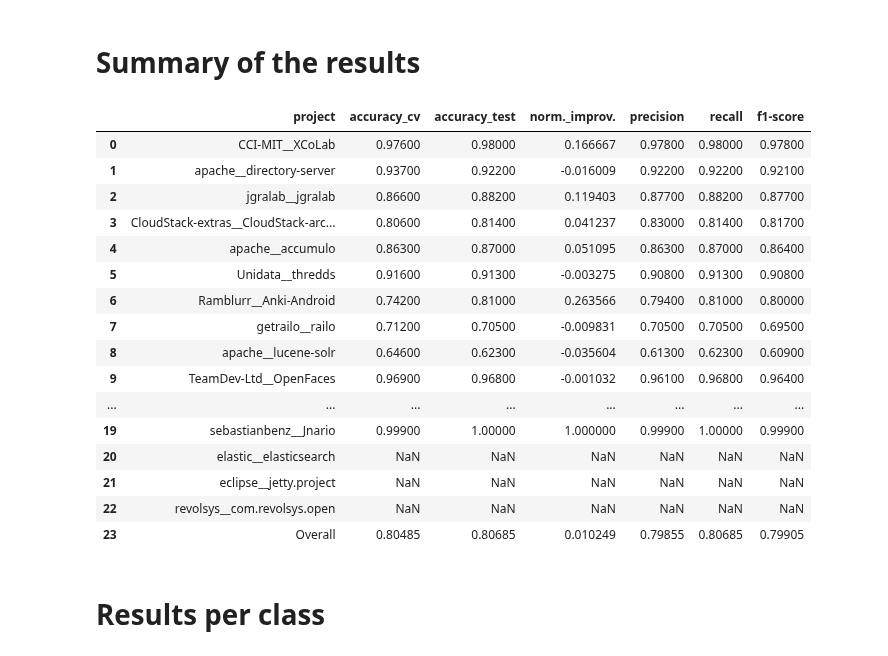
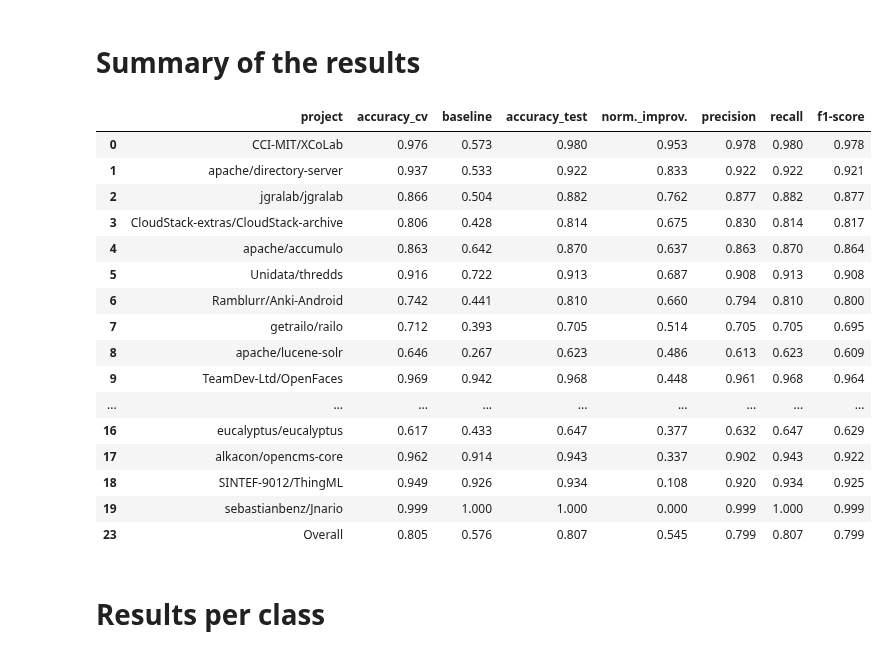
Before and after one commit to gems-uff/mestre, a Jupyter notebook: scripts/classifier/classifier_experiment.ipynb, the cells around one changed output. Cells and saved outputs as stored; diff of their text form; code cells hidden in the pictures.

Commit message:
Adds results summary to tables notebook

```diff
--- a/scripts/classifier/classifier_experiment.ipynb
+++ b/scripts/classifier/classifier_experiment.ipynb
@@ -149,27 +149,32 @@ report_test
 # Summary of the results
 # %%
 df_inner = pd.merge(report, report_test, on='project', how='inner', suffixes=('_cv', '_test'))
-df = df_inner.filter(regex=("project|accuracy.*|precision_test|recall_test|f1-score_test")).copy()
-df = df.rename(columns={"precision_test": "precision", 'recall_test':'recall', 'f1-score_test':'f1-score'})
-df['norm._improv.'] = df.apply(lambda x: classifier_utils.get_normalized_improvement(x['accuracy_test'], x['accuracy_cv']), axis=1)
-columns = ['project', 'accuracy_cv', 'accuracy_test', 'norm._improv.', 'precision', 'recall', 'f1-score']
-df[columns]
+df = df_inner.filter(regex=("project|accuracy.*|baseline.*_test|precision_test|recall_test|f1-score_test")).copy()
+df = df.rename(columns={"precision_test": "precision", 'recall_test':'recall', 'f1-score_test':'f1-score', 'baseline (majority)_test': 'baseline'})
+df['norm._improv.'] = df.apply(lambda x: classifier_utils.get_normalized_improvement(x['accuracy_test'], x['baseline']), axis=1)
+columns = ['project', 'accuracy_cv', 'baseline', 'accuracy_test', 'norm._improv.', 'precision', 'recall', 'f1-score']
+def fix_project_name(project_name):
+    return project_name.replace('__','/')
+summary = df[columns]
+summary['project'] = summary['project'].apply(fix_project_name)
+summary = summary.round(3).dropna()
+summary
 # %% [output]
-|  | project | accuracy_cv | accuracy_test | norm._improv. | precision | recall | f1-score |
-| 0 | CCI-MIT__XCoLab | 0.97600 | 0.98000 | 0.166667 | 0.97800 | 0.98000 | 0.97800 |
-| 1 | apache__directory-server | 0.93700 | 0.92200 | -0.016009 | 0.92200 | 0.92200 | 0.92100 |
-| 2 | jgralab__jgralab | 0.86600 | 0.88200 | 0.119403 | 0.87700 | 0.88200 | 0.87700 |
-| 3 | CloudStack-extras__CloudStack-arc... | 0.80600 | 0.81400 | 0.041237 | 0.83000 | 0.81400 | 0.81700 |
-| 4 | apache__accumulo | 0.86300 | 0.87000 | 0.051095 | 0.86300 | 0.87000 | 0.86400 |
-| 5 | Unidata__thredds | 0.91600 | 0.91300 | -0.003275 | 0.90800 | 0.91300 | 0.90800 |
-| 6 | Ramblurr__Anki-Android | 0.74200 | 0.81000 | 0.263566 | 0.79400 | 0.81000 | 0.80000 |
-| 7 | getrailo__railo | 0.71200 | 0.70500 | -0.009831 | 0.70500 | 0.70500 | 0.69500 |
-| 8 | apache__lucene-solr | 0.64600 | 0.62300 | -0.035604 | 0.61300 | 0.62300 | 0.60900 |
-| 9 | TeamDev-Ltd__OpenFaces | 0.96900 | 0.96800 | -0.001032 | 0.96100 | 0.96800 | 0.96400 |
-| ... | ... | ... | ... | ... | ... | ... | ... |
-| 19 | sebastianbenz__Jnario | 0.99900 | 1.00000 | 1.000000 | 0.99900 | 1.00000 | 0.99900 |
-| 20 | elastic__elasticsearch | NaN | NaN | NaN | NaN | NaN | NaN |
-| 21 | eclipse__jetty.project | NaN | NaN | NaN | NaN | NaN | NaN |
-| 22 | revolsys__com.revolsys.open | NaN | NaN | NaN | NaN | NaN | NaN |
-| 23 | Overall | 0.80485 | 0.80685 | 0.010249 | 0.79855 | 0.80685 | 0.79905 |
+|  | project | accuracy_cv | baseline | accuracy_test | norm._improv. | precision | recall | f1-score |
+| 0 | CCI-MIT/XCoLab | 0.976 | 0.573 | 0.980 | 0.953 | 0.978 | 0.980 | 0.978 |
+| 1 | apache/directory-server | 0.937 | 0.533 | 0.922 | 0.833 | 0.922 | 0.922 | 0.921 |
+| 2 | jgralab/jgralab | 0.866 | 0.504 | 0.882 | 0.762 | 0.877 | 0.882 | 0.877 |
+| 3 | CloudStack-extras/CloudStack-archive | 0.806 | 0.428 | 0.814 | 0.675 | 0.830 | 0.814 | 0.817 |
+| 4 | apache/accumulo | 0.863 | 0.642 | 0.870 | 0.637 | 0.863 | 0.870 | 0.864 |
+| 5 | Unidata/thredds | 0.916 | 0.722 | 0.913 | 0.687 | 0.908 | 0.913 | 0.908 |
+| 6 | Ramblurr/Anki-Android | 0.742 | 0.441 | 0.810 | 0.660 | 0.794 | 0.810 | 0.800 |
+| 7 | getrailo/railo | 0.712 | 0.393 | 0.705 | 0.514 | 0.705 | 0.705 | 0.695 |
+| 8 | apache/lucene-solr | 0.646 | 0.267 | 0.623 | 0.486 | 0.613 | 0.623 | 0.609 |
+| 9 | TeamDev-Ltd/OpenFaces | 0.969 | 0.942 | 0.968 | 0.448 | 0.961 | 0.968 | 0.964 |
+| ... | ... | ... | ... | ... | ... | ... | ... | ... |
+| 16 | eucalyptus/eucalyptus | 0.617 | 0.433 | 0.647 | 0.377 | 0.632 | 0.647 | 0.629 |
+| 17 | alkacon/opencms-core | 0.962 | 0.914 | 0.943 | 0.337 | 0.902 | 0.943 | 0.922 |
+| 18 | SINTEF-9012/ThingML | 0.949 | 0.926 | 0.934 | 0.108 | 0.920 | 0.934 | 0.925 |
+| 19 | sebastianbenz/Jnario | 0.999 | 1.000 | 1.000 | 0.000 | 0.999 | 1.000 | 0.999 |
+| 23 | Overall | 0.805 | 0.576 | 0.807 | 0.545 | 0.799 | 0.807 | 0.799 |
 # %%
```
Also changed, not shown: parts of 1 cell of this notebook, 1 other file.
